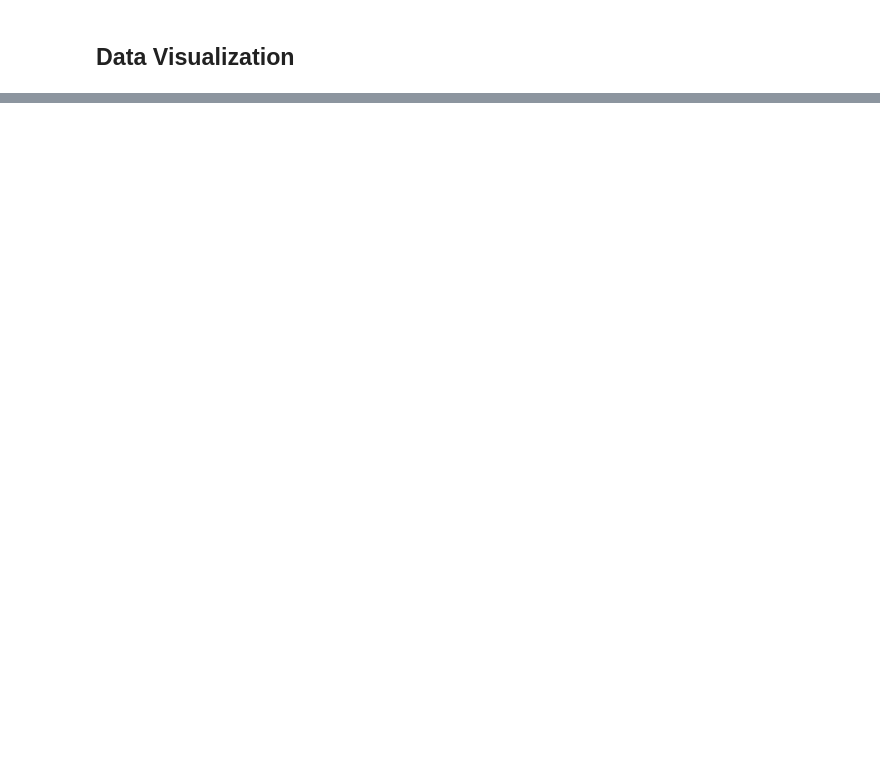
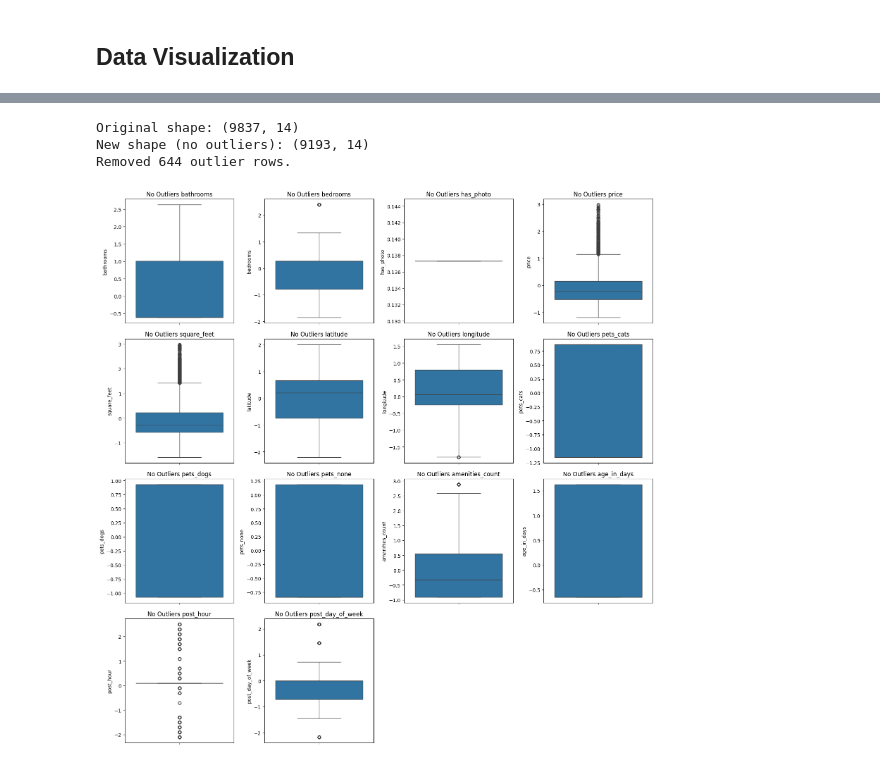
Before and after one commit to Verzional/S5-ML-AFL2, a Jupyter notebook: main.ipynb, the cells around one changed output, grey strips where cells are left out. Cells and saved outputs as stored; diff of their text form; code cells hidden in the pictures; blank space fills up the shorter version.

```diff
--- a/main.ipynb
+++ b/main.ipynb
@@ -485,0 +491,44 @@ plt.show()
+# %%
+original_rows = df_scaled.shape[0]
+
+# Keep only rows where all column values are within 3 standard deviations
+# (np.abs(df_scaled) < 3) creates a True/False table for all 14 columns
+# .all(axis=1) keeps only rows where *all* columns are True
+df_no_outliers = df_scaled[(np.abs(df_scaled) < 3).all(axis=1)]
+
+final_rows = df_no_outliers.shape[0]
+removed_rows = original_rows - final_rows
+
+print(f"Original shape: {df_scaled.shape}")
+print(f"New shape (no outliers): {df_no_outliers.shape}")
+print(f"Removed {removed_rows} outlier rows.")
+# %% [output]
+Original shape: (9837, 14)
+New shape (no outliers): (9193, 14)
+Removed 644 outlier rows.
+# %%
+import math
+
+columns_to_plot = df_no_outliers.columns
+num_columns = len(columns_to_plot)
+
+num_cols_per_row = 4
+num_rows = math.ceil(num_columns / num_cols_per_row)
+
+plt.figure(figsize=(16, num_rows * 4))
+
+for i, col_name in enumerate(columns_to_plot):
+    plt.subplot(num_rows, num_cols_per_row, i + 1)
+
+    sns.boxplot(y=df_no_outliers[col_name])
+    plt.title(f"No Outliers {col_name}")
+
+plt.tight_layout()
+plt.savefig(
+    "D:/Assignments/Semester-5/Machine-Learning/AFL2/images/boxplots_no_outliers.png",
+    bbox_inches="tight",
+    dpi=300,
+)
+plt.show()
+# %% [output]
+[figure, added]
```
Also changed, not shown: parts of 2 cells of this notebook, 2 other files.
